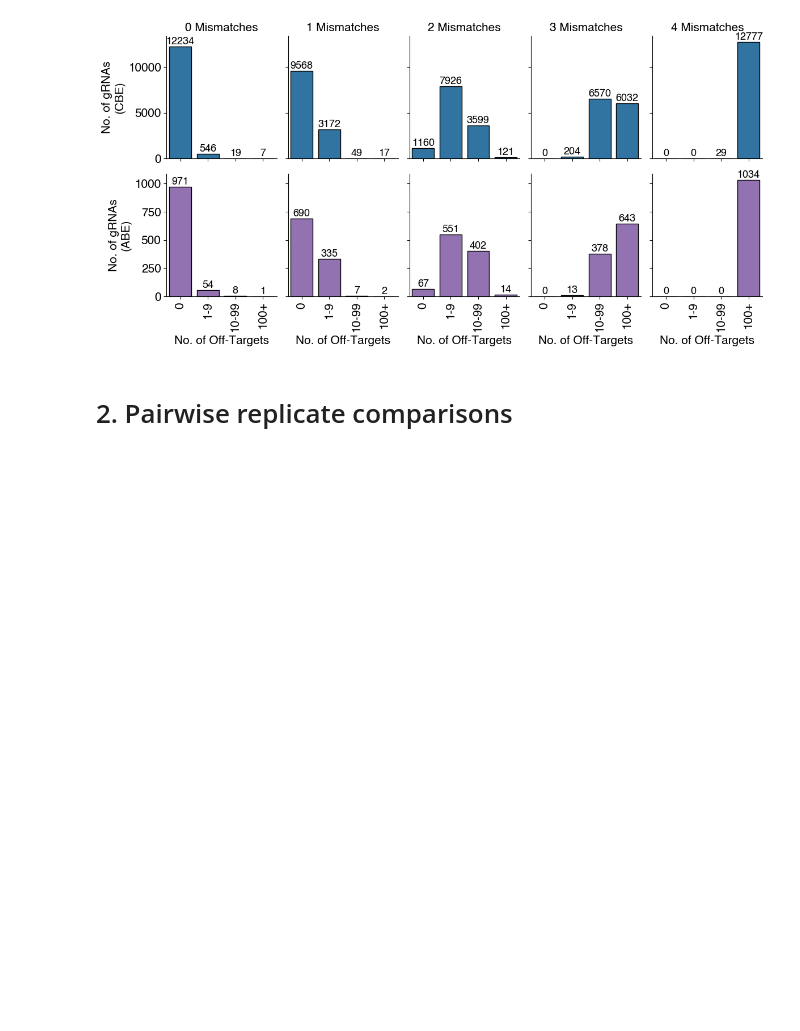
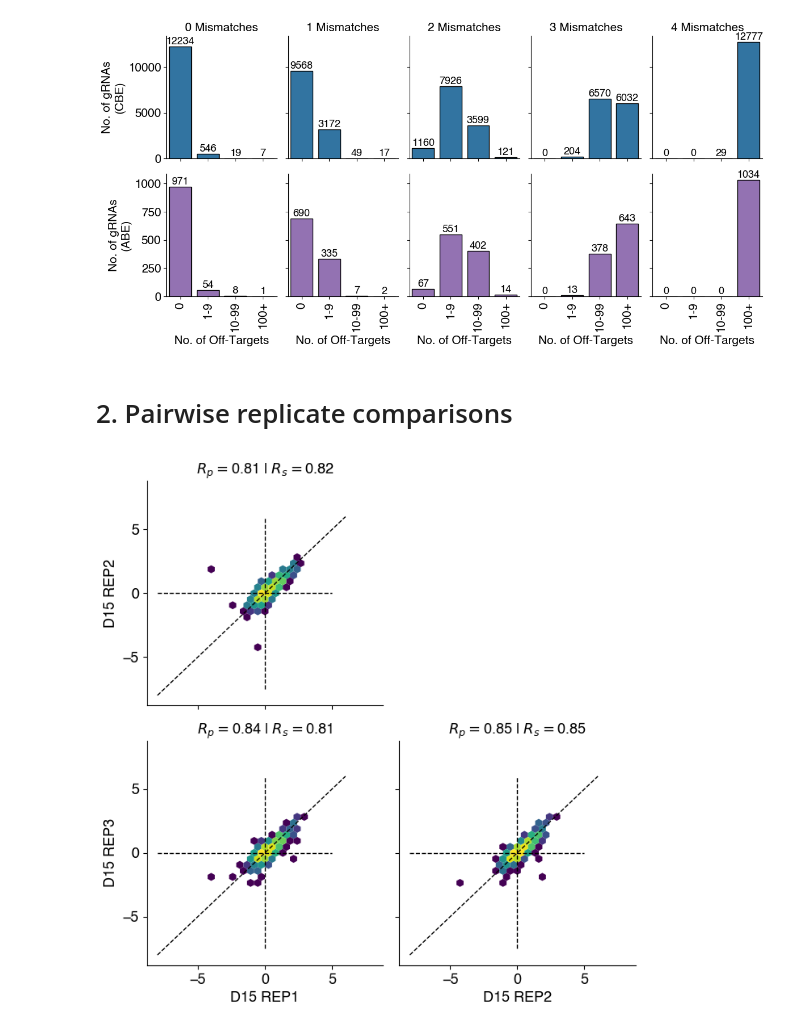
Before and after one commit to samgould2/B-ALL-in-vivo-base-editing, a Jupyter notebook: supplemental_figures_v2.ipynb, the cells around one changed output. Drawn from its saved outputs; the diff is of its cells as text; code cells hidden in the pictures; blank space fills up the shorter version.

```diff
--- a/supplemental_figures_v2.ipynb
+++ b/supplemental_figures_v2.ipynb
@@ -166,4 +166,70 @@ ABE_samp_dict2 = {'spleen':['spleen1','spleen2','spleen3','spleen4'],
  'meninges':['meninges1','meninges2','meninges3','meninges4','meninges5'],
  'd5':['d5_rep1','d5_rep2','d5_rep3'],
  'd15':['d15_rep1','d15_rep2','d15_rep3'],}
+# %%
+COI = 'd15'
+min_edit = 50
+samples = list(ABE_samp_dict2[COI])
+
+s2 = samples +  ['classification', 'target_base_edit_perc']
+KO = ABE_LFC[s2]
+
+KO = KO[KO['target_base_edit_perc']>= min_edit]
+
+fig, ax = plt.subplots(len(samples),len(samples),figsize=(10,10), sharex=True, sharey=True)
+
+palette = ['#F9CBA8', '#ED6A50', '#7284A1', 'lightgrey', 'darkslategray']
+
+
+s_dict = {'LFC_d15': 'LFC In Vitro', 'LFC_spleen': 'LFC Spleen', 'LFC_bone': 'LFC Bone', 'LFC_meninges': 'LFC Meninges'}
+for idx, samp in enumerate(samples):
+
+    row = idx
+    for idx2, samp2 in enumerate(samples):
+        col = idx2
+        ax[row][col].hexbin(KO[samp2], KO[samp], bins='log', gridsize=30, linewidth=0, extent = (-8, 8, -8, 8))
+
+        ax[row][col].plot([0,0],[-7.5,6], linestyle='dashed', color='black', linewidth=1)
+        ax[row][col].plot([-8,5],[0,0], linestyle='dashed', color='black', linewidth=1)
+        ax[row][col].plot([-8,6],[-8,6], linestyle='dashed', color='black', linewidth=1)
+
+
+        if samp[-2:]=='10':
+            j1 = f'{samp[:-2].upper()} {samp[-2:]}'
+        elif '_' in samp:
+            j1 = samp.split('_')[0].upper() + ' ' + samp.split('_')[1].upper()
+        else:
+            j1 = f'{samp[:-1].upper()} {samp[-1:]}'
+
+        if samp2[-2:]=='10':
+            j2 = f'{samp2[:-2].upper()} {samp2[-2:]}'
+        elif '_' in samp2:
+            j2 = samp2.split('_')[0].upper() + ' ' + samp2.split('_')[1].upper()
+        else:
+            j2 = f'{samp2[:-1].upper()} {samp2[-1:]}'
+
+
+        ax[row][0].set_ylabel(j1, fontsize=13)
+        ax[len(samples)-1][col].set_xlabel(j2, fontsize=13)
+    #ax[idx//3][idx%3].set_xticklabels(['S', 'B', 'M'])
+    #ax[idx//3][idx%3].set_yticklabels(['IV', 'S', 'B',])
+    #ax[idx//3][idx%3].set_title(f'{gene}', fontsize=12)
+
+        ax[row][col].spines[['top', 'right']].set_visible(False)
+
+        ax[row][col].tick_params(axis='both', which='major', labelsize=13,)
+
+        spear = np.round(scipy.stats.spearmanr(KO[samp2], KO[samp]).statistic, 2)
+        pear = np.round(scipy.stats.pearsonr(KO[samp2], KO[samp]).statistic, 2)
+
+        ax[row][col].set_title('$R_{p} = $' + f'{pear}' + ' | $R_{s} = $' + f'{spear}', fontsize=13)
+
+
+        if row<=col:
+            fig.delaxes(ax[row][col])
+
+fig.tight_layout()
+fig.savefig(f'figures/ABE_supp_pairwise_comp_{COI}.pdf', transparent=True)
+# %% [output]
+[figure, added]
 # %%
```
Also changed, not shown: parts of 1 cell of this notebook, 3 other files.
